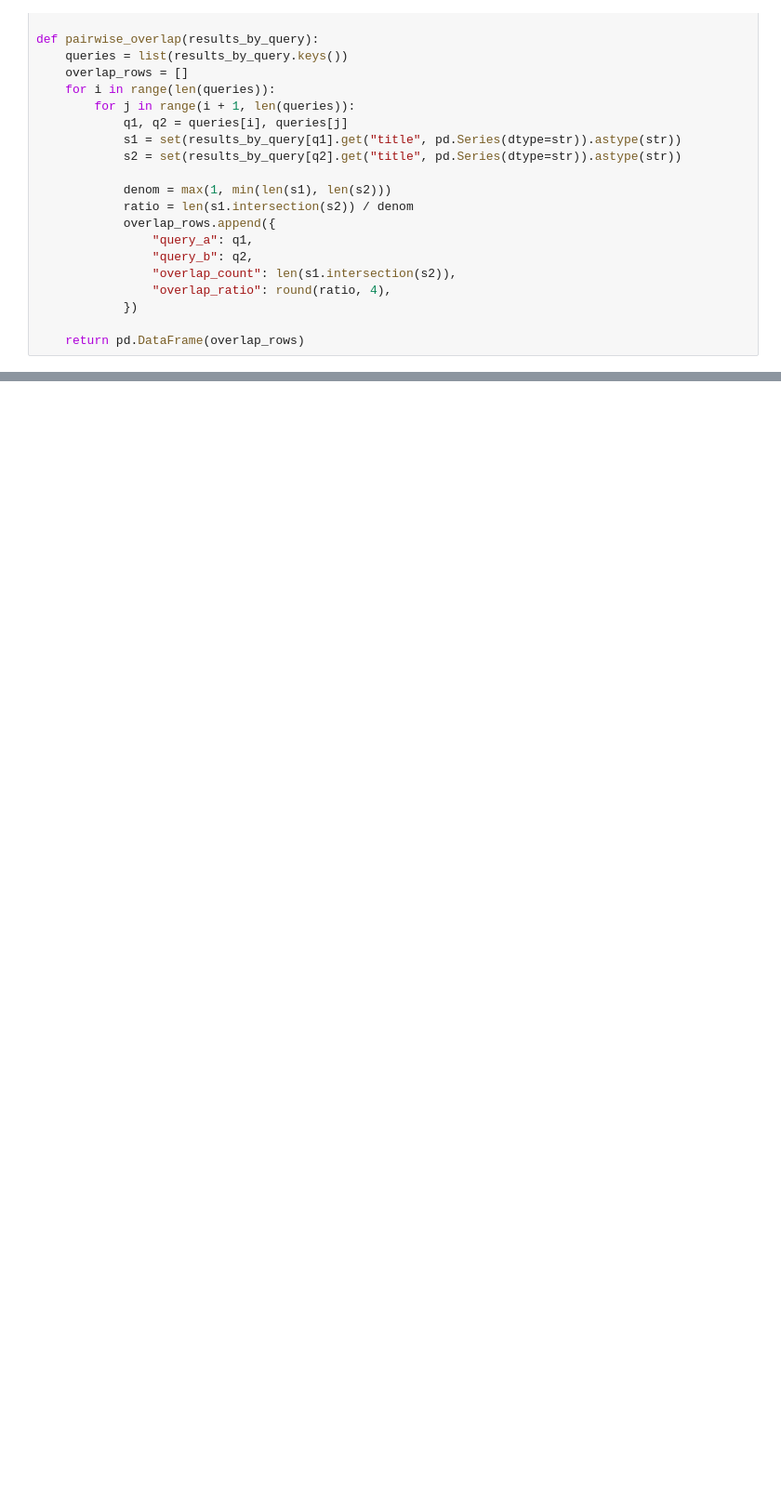
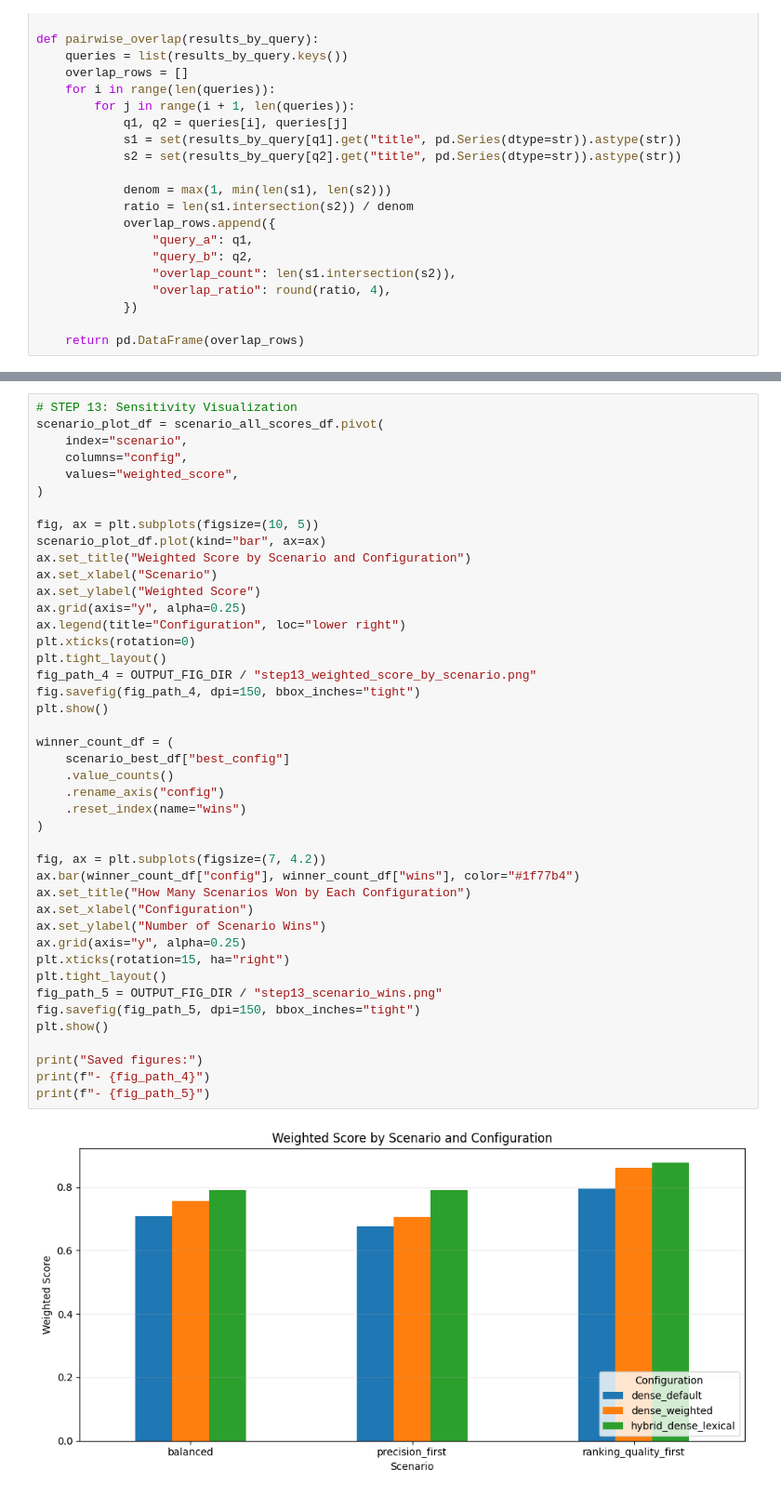
Before and after one commit to Nichonicholass/bigdata-movie, a Jupyter notebook: similiar_items.ipynb, the cells around one changed output, grey strips where cells are left out. Shown at 93% size. Saved outputs shown, nothing was run; the diff lists cells and outputs as text; blank space fills up the shorter version.

```diff
--- a/similiar_items.ipynb
+++ b/similiar_items.ipynb
@@ -799,0 +1386,45 @@ For deeper validation, combine this qualitative view with quantitative metrics f
+# %%
+# STEP 13: Sensitivity Visualization
+scenario_plot_df = scenario_all_scores_df.pivot(
+    index="scenario",
+    columns="config",
+    values="weighted_score",
+)
+
+fig, ax = plt.subplots(figsize=(10, 5))
+scenario_plot_df.plot(kind="bar", ax=ax)
+ax.set_title("Weighted Score by Scenario and Configuration")
+ax.set_xlabel("Scenario")
+ax.set_ylabel("Weighted Score")
+ax.grid(axis="y", alpha=0.25)
+ax.legend(title="Configuration", loc="lower right")
+plt.xticks(rotation=0)
+plt.tight_layout()
+fig_path_4 = OUTPUT_FIG_DIR / "step13_weighted_score_by_scenario.png"
+fig.savefig(fig_path_4, dpi=150, bbox_inches="tight")
+plt.show()
+
+winner_count_df = (
+    scenario_best_df["best_config"]
+    .value_counts()
+    .rename_axis("config")
+    .reset_index(name="wins")
+)
+
+fig, ax = plt.subplots(figsize=(7, 4.2))
+ax.bar(winner_count_df["config"], winner_count_df["wins"], color="#1f77b4")
+ax.set_title("How Many Scenarios Won by Each Configuration")
+ax.set_xlabel("Configuration")
+ax.set_ylabel("Number of Scenario Wins")
+ax.grid(axis="y", alpha=0.25)
+plt.xticks(rotation=15, ha="right")
+plt.tight_layout()
+fig_path_5 = OUTPUT_FIG_DIR / "step13_scenario_wins.png"
+fig.savefig(fig_path_5, dpi=150, bbox_inches="tight")
+plt.show()
+
+print("Saved figures:")
+print(f"- {fig_path_4}")
+print(f"- {fig_path_5}")
+# %% [output]
+[figure, added]
```
Also changed, not shown: parts of 26 cells of this notebook.
